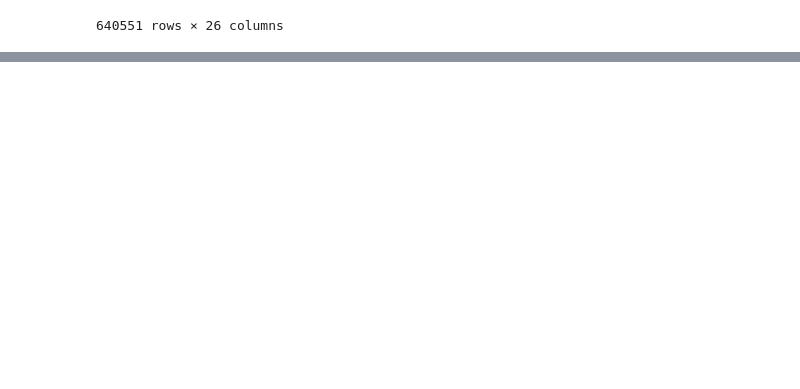
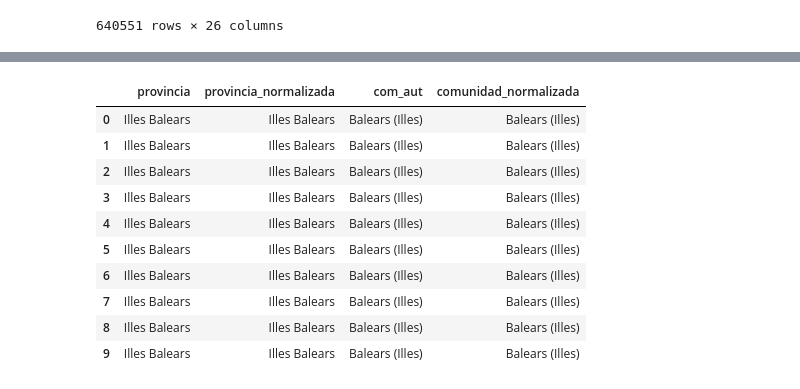
Before and after one commit to ctorviso/Proyecto-Meteorologico, a Jupyter notebook: notebooks/4. EDA/Mapa coroplético.ipynb, the cells around one changed output, grey strips where cells are left out. Cells and saved outputs as stored; diff of their text form; code cells hidden in the pictures; blank space fills up the shorter version.

```diff
--- a/notebooks/4. EDA/Mapa coroplético.ipynb
+++ b/notebooks/4. EDA/Mapa coroplético.ipynb
@@ -112,3 +116,11 @@ df
 | 640549 | 9998X | BELLO | 44 | 40.9167 | -1.4833 | 1006 | Teruel | 2 | Aragón | 2025-02-08 | ... |
 | 640550 | 9998X | BELLO | 44 | 40.9167 | -1.4833 | 1006 | Teruel | 2 | Aragón | 2025-02-09 | ... |
 640551 rows × 26 columns
+# %%
+columnas_num = ["tmed", "prec", "tmin", "tmax", "hrMax", "hrMin", "hrMedia", "velmedia", "racha"]
+
+df[columnas_num] = df[columnas_num].replace(",", ".", regex=True)
+
+df[columnas_num] = df[columnas_num].replace(["Ip", "Acum"], np.nan)
+
+df[columnas_num] = df[columnas_num].astype(float)
@@ -120,0 +225,20 @@ world_map = folium.Map(location=[40.416775, -3.703790], zoom_start=6)
+# %%
+df["provincia_normalizada"] = df["provincia"].copy()
+df["comunidad_normalizada"] = df["com_aut"].copy()
+
+df["provincia_normalizada"] = df["provincia_normalizada"].replace(equivalencias_nombres)
+df["comunidad_normalizada"] = df["comunidad_normalizada"].replace(equivalencias_nombres)
+
+df[["provincia", "provincia_normalizada", "com_aut", "comunidad_normalizada"]].head(10)
+# %% [output]
+|  | provincia | provincia_normalizada | com_aut | comunidad_normalizada |
+| 0 | Illes Balears | Illes Balears | Balears (Illes) | Balears (Illes) |
+| 1 | Illes Balears | Illes Balears | Balears (Illes) | Balears (Illes) |
+| 2 | Illes Balears | Illes Balears | Balears (Illes) | Balears (Illes) |
+| 3 | Illes Balears | Illes Balears | Balears (Illes) | Balears (Illes) |
+| 4 | Illes Balears | Illes Balears | Balears (Illes) | Balears (Illes) |
+| 5 | Illes Balears | Illes Balears | Balears (Illes) | Balears (Illes) |
+| 6 | Illes Balears | Illes Balears | Balears (Illes) | Balears (Illes) |
+| 7 | Illes Balears | Illes Balears | Balears (Illes) | Balears (Illes) |
+| 8 | Illes Balears | Illes Balears | Balears (Illes) | Balears (Illes) |
+| 9 | Illes Balears | Illes Balears | Balears (Illes) | Balears (Illes) |
```
Also changed, not shown: parts of 16 cells of this notebook, 1 other file.
